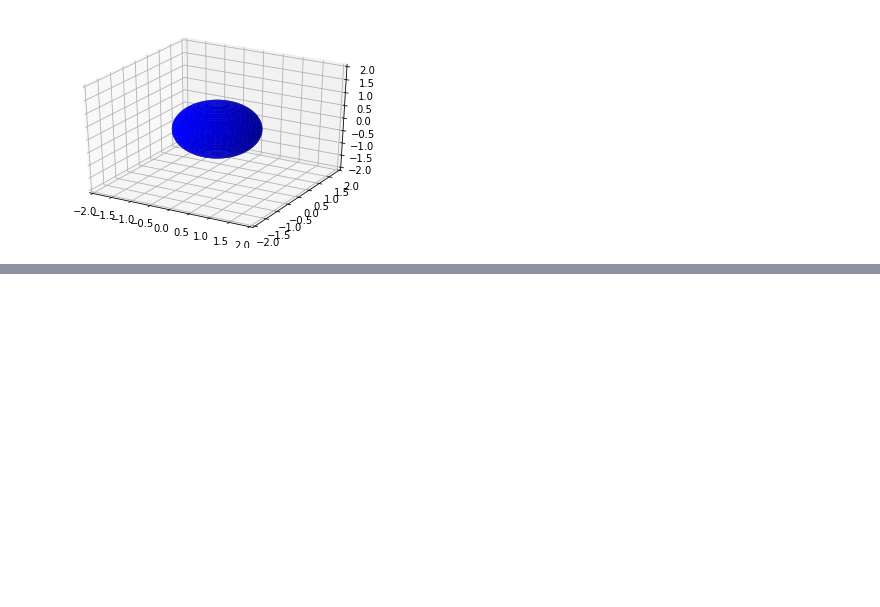
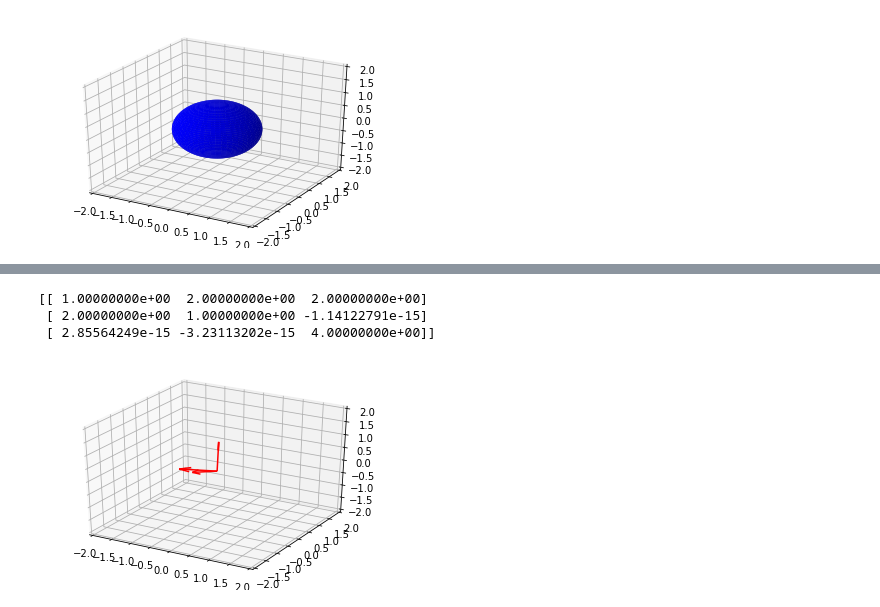
Before and after one commit to KacperFKorban/MOwNiT, a Jupyter notebook: svd/zad1.ipynb, the cells around one changed output, grey strips where cells are left out. Drawn from its saved outputs; the diff is of its cells as text; code cells hidden in the pictures; blank space fills up the shorter version.

```diff
--- a/svd/zad1.ipynb
+++ b/svd/zad1.ipynb
@@ -45,0 +48,5 @@ plt.show()
+# %%
+U, s, VT = svd(A)
+print(U)
+print(s)
+print(VT)
@@ -45,0 +61,20 @@ plt.show()
+# %%
+Sigma = np.diag(s)
+B = U.dot(Sigma.dot(VT))
+print(B)
+# %% [output]
+[[ 1.00000000e+00  2.00000000e+00  2.00000000e+00]
+ [ 2.00000000e+00  1.00000000e+00 -1.14122791e-15]
+ [ 2.85564249e-15 -3.23113202e-15  4.00000000e+00]]
+# %%
+fig = plt.figure()
+ax = fig.add_subplot(111, projection='3d')
+for l in U:
+    ax.quiver(0, 0, 0, l[0], l[1], l[2], color='r')
+# ax.plot_surface(sph[0], sph[1], sph[2], color='b')
+ax.set_xlim(-2, 2)
+ax.set_ylim(-2, 2)
+ax.set_zlim(-2, 2)
+plt.show()
+# %% [output]
+[figure, added]
```
Also changed, not shown: parts of 9 cells of this notebook, 3 other files.
